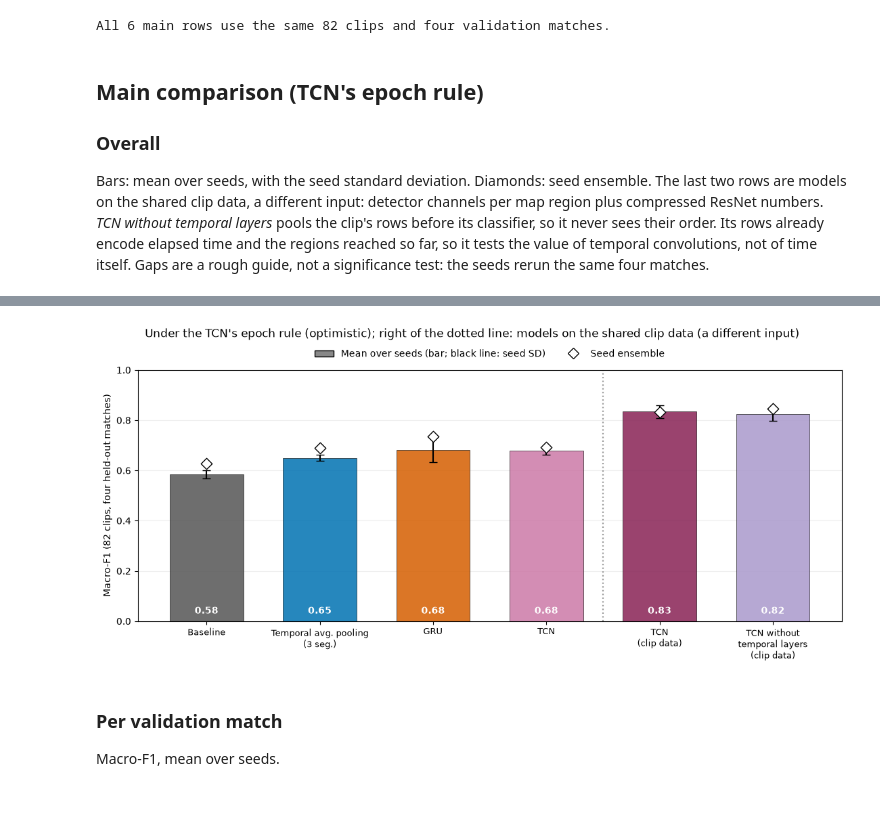
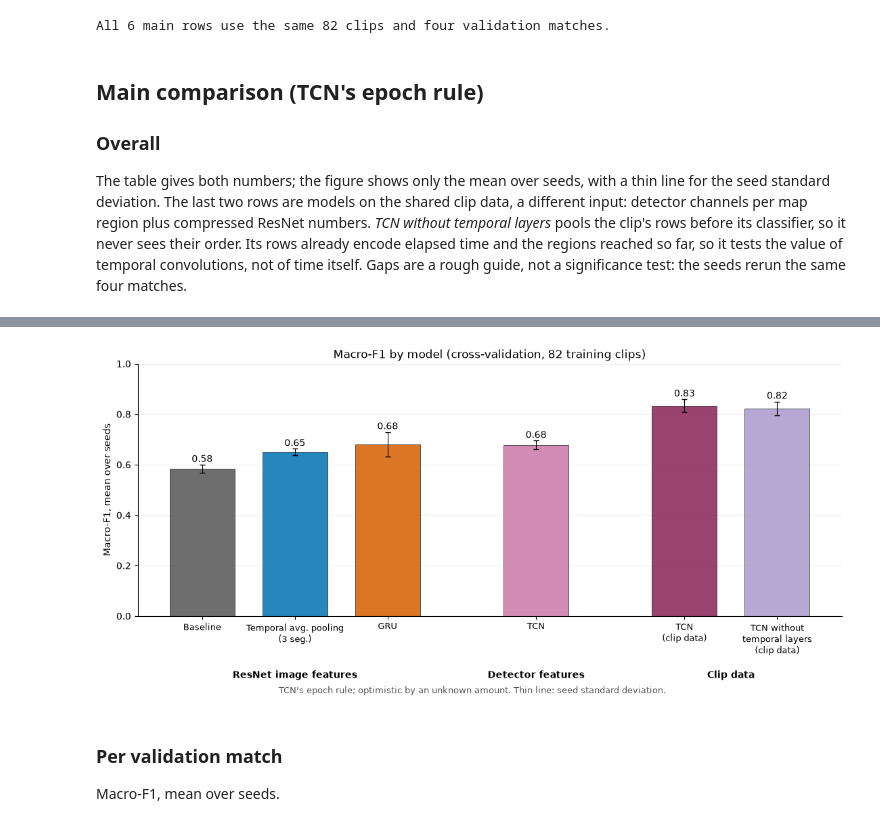
Before and after one commit to FraggyVz/CV-DL, a Jupyter notebook: notebooks/tactic-model-comparison.ipynb, the cells around one changed output, grey strips where cells are left out. Saved outputs shown, nothing was run; the diff lists cells and outputs as text; code cells hidden in the pictures.

Commit message:
Simplify the overall-score figure

```diff
--- a/notebooks/tactic-model-comparison.ipynb
+++ b/notebooks/tactic-model-comparison.ipynb
@@ -321,53 +320,55 @@ All 6 main rows use the same 82 clips and four validation matches.
 
 ### Overall
 
-Bars: mean over seeds, with the seed standard deviation. Diamonds: seed ensemble. The last two rows are models on the shared clip data, a different input: detector channels per map region plus compressed ResNet numbers. *TCN without temporal layers* pools the clip's rows before its classifier, so it never sees their order. Its rows already encode elapsed time and the regions reached so far, so it tests the value of temporal convolutions, not of time itself. Gaps are a rough guide, not a significance test: the seeds rerun the same four matches.
+The table gives both numbers; the figure shows only the mean over seeds, with a thin line for the seed standard deviation. The last two rows are models on the shared clip data, a different input: detector channels per map region plus compressed ResNet numbers. *TCN without temporal layers* pools the clip's rows before its classifier, so it never sees their order. Its rows already encode elapsed time and the regions reached so far, so it tests the value of temporal convolutions, not of time itself. Gaps are a rough guide, not a significance test: the seeds rerun the same four matches.
 # %%
 labels = list(main)
 colours = ["#555555", "#0072B2", "#D55E00", "#CC79A7", "#882255", "#AA99CC"][: len(labels)]
 show_table(
     pd.DataFrame(
         [
             [label, main_inputs[label], f"{r['seed_mean']:.3f} +/- {r['seed_sd']:.3f}", r["ensemble"]["macro_f1"], r["ensemble"]["accuracy"]]
             for label, r in main.items()
         ],
         columns=["Model", "Input", "Macro-F1, mean over seeds", "Seed ensemble macro-F1", "Seed ensemble accuracy"],
     )
 )
-fig, ax = plt.subplots(figsize=(11, 5), layout="constrained")
-for x, (label, colour) in enumerate(zip(labels, colours)):
+GROUP = {"ResNet-18 images": "ResNet image features", "detector features": "Detector features"}
+groups = [GROUP.get(main_inputs[l], "Clip data") for l in labels]
+# One slot per bar, plus a gap wherever the input group changes.
+xs, x = [], 0.0
+for k, g in enumerate(groups):
+    if k and g != groups[k - 1]:
+        x += 0.6
+    xs.append(x)
+    x += 1
+fig, ax = plt.subplots(figsize=(11, 5.2), layout="constrained")
+for xi, label, colour in zip(xs, labels, colours):
     r = main[label]
-    ax.bar(x, r["seed_mean"], 0.65, color=colour, alpha=0.85, edgecolor="black", linewidth=0.5)
-    ax.errorbar(x, r["seed_mean"], yerr=r["seed_sd"], color="black", capsize=4)
-    ax.scatter(x, r["ensemble"]["macro_f1"], marker="D", color="white", edgecolor="black", s=70, zorder=4)
-    ax.annotate(f"{r['seed_mean']:.2f}", (x, 0.03), ha="center", color="white", weight="bold")
-ax.axvline(3.5, color="#999999", linestyle=":")
-ax.set_xticks(range(len(labels)), [tick(l) for l in labels], fontsize=9)
+    ax.bar(xi, r["seed_mean"], 0.7, color=colour, alpha=0.85, edgecolor="black", linewidth=0.5)
+    ax.errorbar(xi, r["seed_mean"], yerr=r["seed_sd"], color="black", linewidth=0.8, capsize=3)
+    ax.annotate(f"{r['seed_mean']:.2f}", (xi, r["seed_mean"] + r["seed_sd"]), xytext=(0, 3), textcoords="offset points", ha="center", fontsize=10)
+ax.set_xticks(xs, [tick(l) for l in labels], fontsize=9)
+for g in dict.fromkeys(groups):  # Group name under the model names, centred on its bars.
+    centre = np.mean([xi for xi, gg in zip(xs, groups) if gg == g])
+    ax.annotate(g, (centre, 0), xycoords=("data", "axes fraction"), xytext=(0, -58), textcoords="offset points", ha="center", va="top", fontsize=10, weight="bold")
 ax.set_ylim(0, 1)
-ax.set_ylabel("Macro-F1 (82 clips, four held-out matches)")
-fig.suptitle("Under the TCN's epoch rule (optimistic); right of the dotted line: models on the shared clip data (a different input)")
-ax.legend(
-    handles=[
-        Patch(facecolor="#888888", edgecolor="black", label="Mean over seeds (bar; black line: seed SD)"),
-        Line2D([], [], marker="D", linestyle="none", markerfacecolor="white", markeredgecolor="black", markersize=8, label="Seed ensemble"),
-    ],
-    loc="lower center",
-    bbox_to_anchor=(0.5, 1.01),
-    ncol=2,
-    frameon=False,
-)
+ax.set_ylabel("Macro-F1, mean over seeds")
+ax.set_title("Macro-F1 by model (cross-validation, 82 training clips)", fontsize=12)
+fig.supxlabel("TCN's epoch rule; optimistic by an unknown amount. Thin line: seed standard deviation.", fontsize=9, color="#555555")
 ax.grid(axis="y", alpha=0.2)
 ax.set_axisbelow(True)
+ax.spines[["top", "right"]].set_visible(False)
 plt.show()
 # %% [output]
 | Model | Input | Macro-F1, mean over seeds | Seed ensemble macro-F1 | Seed ensemble accuracy |
 | Baseline (mean pooling) | ResNet-18 images | 0.584 +/- 0.016 | 0.627 | 0.646 |
 | Temporal average pooling (3 segme... | ResNet-18 images | 0.650 +/- 0.013 | 0.691 | 0.707 |
 | GRU (8/16, dropout 0.3, mean+max ... | ResNet-18 images | 0.681 +/- 0.049 | 0.736 | 0.756 |
 | TCN | detector features | 0.679 +/- 0.016 | 0.693 | 0.707 |
 | TCN (clip data) | Clip data (detector channels + Re... | 0.834 +/- 0.026 | 0.833 | 0.841 |
 | TCN without temporal layers (clip... | Clip data (detector channels + Re... | 0.823 +/- 0.027 | 0.845 | 0.866 |
-[figure, old version]
+[figure, new version]
 # %% [markdown]
 ### Per validation match
 
```
Also changed, not shown: parts of 2 cells of this notebook.
